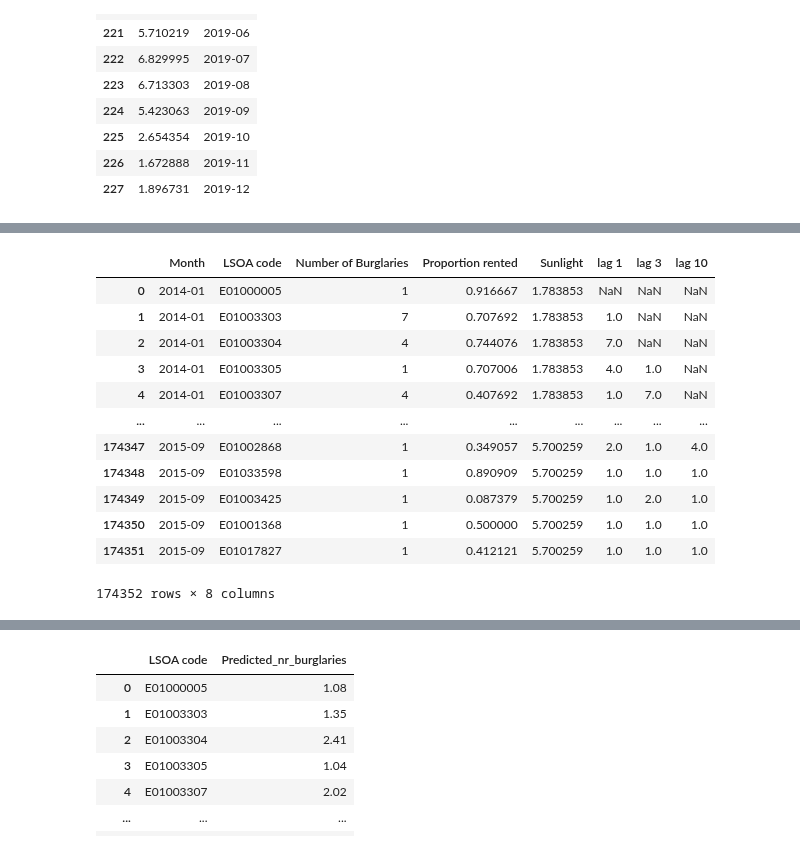
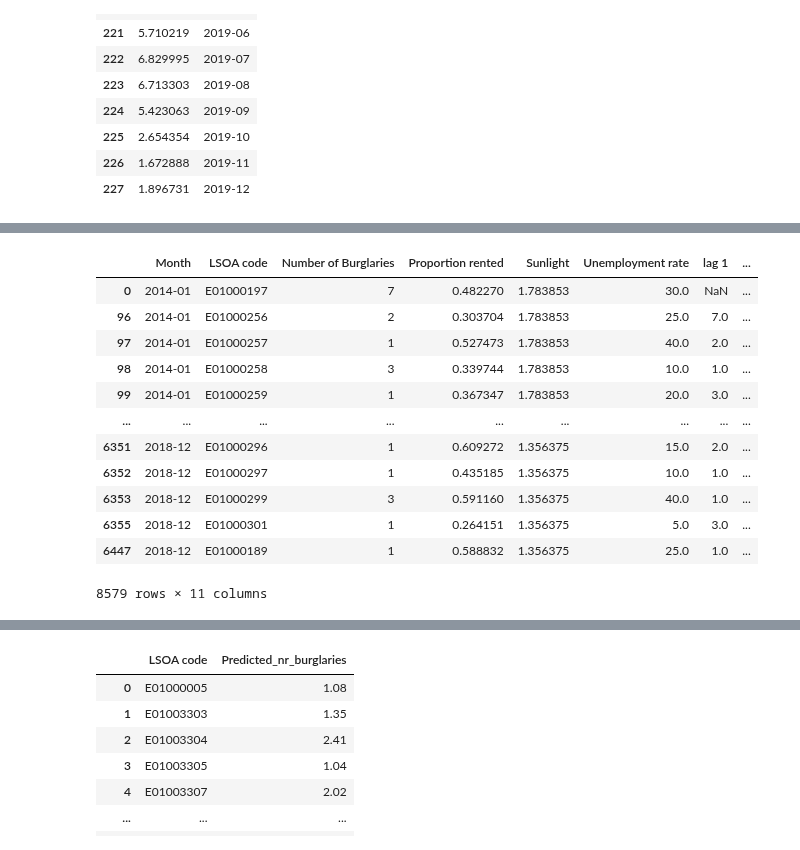
Before and after one commit to DC2-G19/policeResourceAllocation, a Jupyter notebook: new_data_random_forest.ipynb, the cells around one changed output, grey strips where cells are left out. Saved outputs shown, nothing was run; the diff lists cells and outputs as text; code cells hidden in the pictures.

```diff
--- a/new_data_random_forest.ipynb
+++ b/new_data_random_forest.ipynb
@@ -61,8 +61,11 @@ table_df
 # %%
+df_2014 = table_df[table_df['Month'].str.startswith('2014')]
 df_2015 = table_df[table_df['Month'].str.startswith('2015')]
 df_2016 = table_df[table_df['Month'].str.startswith('2016')]
 df_2017 = table_df[table_df['Month'].str.startswith('2017')]
 df_2018 = table_df[table_df['Month'].str.startswith('2018')]
 
-df_20148 = pd.concat([df_20148, df_2015, df_2016, df_2017, df_2018])
+df_20148 = pd.concat([df_2014, df_2015, df_2016, df_2017, df_2018])
 df_20148
+
+df_2019 = table_df[table_df['Month'].str.startswith('2019')]
@@ -108,7 +97,7 @@ conc_148
 # %%
 # unemployment
 import pandas as pd
-query = "SELECT geogcode AS 'LSOA code', strftime('%Y-%m', date) AS Month, value as 'Unemployment rate' FROM unemployement_Total"
+query = "SELECT geogcode AS 'LSOA code', strftime('%Y-%m', date) AS Month, value as 'Unemployment rate' FROM montly_unemployement_claimant_count_by_lsoa_barnet"
 df_unmepl = pd.read_sql_query(query, conn)
 df_unmepl
 # %% [output]
@@ -133,8 +122,8 @@ unempl_2015 = df_unmepl[df_unmepl['Month'].str.startswith('2015')]
 unempl_2016 = df_unmepl[df_unmepl['Month'].str.startswith('2016')]
 unempl_2017 = df_unmepl[df_unmepl['Month'].str.startswith('2017')]
 unempl_2018 = df_unmepl[df_unmepl['Month'].str.startswith('2018')]
-df_20148 = pd.concat([unempl_2014, unempl_2015, unempl_2016, unempl_2017, unempl_2018])
-df_20148
+unempl_20148 = pd.concat([unempl_2014, unempl_2015, unempl_2016, unempl_2017, unempl_2018])
+unempl_20148
 
 unempl_2019 = df_unmepl[df_unmepl['Month'].str.startswith('2019')].copy()
 unempl_2019
@@ -221,11 +210,12 @@ sun_2019
 # merge the data
 merged_df_19 = pd.merge(conc_19, df_house, on=['LSOA code'])
 merged_df_19 = pd.merge(merged_df_19, sun_2019, on=['Month'])
+merged_df_19 = pd.merge(merged_df_19, unempl_2019, on=['LSOA code', 'Month'])
 merged_df_19
 
 merged_df_148 = pd.merge(conc_148, df_house, on=['LSOA code'])
 merged_df_148 = pd.merge(merged_df_148, sun_20148, on=['Month'])
+merged_df_148 = pd.merge(merged_df_148, unempl_20148, on=['LSOA code', 'Month'])
+merged_df_148 = merged_df_148.sort_values('Month')
 merged_df_148
-
-# LSOA code for uneployment is not right yet
 # %% [output]
@@ -515,23 +495,25 @@ plt.show()
 # %%
 merged_df_148['lag 1'] = merged_df_148['Number of Burglaries'].shift(1)
-merged_df_148['lag 3'] = merged_df_148['Number of Burglaries'].shift(3)
-merged_df_148['lag 10'] = merged_df_148['Number of Burglaries'].shift(10)
+merged_df_148['lag 5'] = merged_df_148['Number of Burglaries'].shift(5)
+merged_df_148['lag 6'] = merged_df_148['Number of Burglaries'].shift(6)
+merged_df_148['lag 8'] = merged_df_148['Number of Burglaries'].shift(8)
+merged_df_148['lag 12'] = merged_df_148['Number of Burglaries'].shift(12)
 #month_df.iloc[[10]]
 merged_df_148
 # %% [output]
-|  | Month | LSOA code | Number of Burglaries | Proportion rented | Sunlight | lag 1 | lag 3 | lag 10 |
-| 0 | 2014-01 | E01000005 | 1 | 0.916667 | 1.783853 | NaN | NaN | NaN |
-| 1 | 2014-01 | E01003303 | 7 | 0.707692 | 1.783853 | 1.0 | NaN | NaN |
-| 2 | 2014-01 | E01003304 | 4 | 0.744076 | 1.783853 | 7.0 | NaN | NaN |
-| 3 | 2014-01 | E01003305 | 1 | 0.707006 | 1.783853 | 4.0 | 1.0 | NaN |
-| 4 | 2014-01 | E01003307 | 4 | 0.407692 | 1.783853 | 1.0 | 7.0 | NaN |
+|  | Month | LSOA code | Number of Burglaries | Proportion rented | Sunlight | Unemployment rate | lag 1 | ... |
+| 0 | 2014-01 | E01000197 | 7 | 0.482270 | 1.783853 | 30.0 | NaN | ... |
+| 96 | 2014-01 | E01000256 | 2 | 0.303704 | 1.783853 | 25.0 | 7.0 | ... |
+| 97 | 2014-01 | E01000257 | 1 | 0.527473 | 1.783853 | 40.0 | 2.0 | ... |
+| 98 | 2014-01 | E01000258 | 3 | 0.339744 | 1.783853 | 10.0 | 1.0 | ... |
+| 99 | 2014-01 | E01000259 | 1 | 0.367347 | 1.783853 | 20.0 | 3.0 | ... |
 | ... | ... | ... | ... | ... | ... | ... | ... | ... |
-| 174347 | 2015-09 | E01002868 | 1 | 0.349057 | 5.700259 | 2.0 | 1.0 | 4.0 |
-| 174348 | 2015-09 | E01033598 | 1 | 0.890909 | 5.700259 | 1.0 | 1.0 | 1.0 |
-| 174349 | 2015-09 | E01003425 | 1 | 0.087379 | 5.700259 | 1.0 | 2.0 | 1.0 |
-| 174350 | 2015-09 | E01001368 | 1 | 0.500000 | 5.700259 | 1.0 | 1.0 | 1.0 |
-| 174351 | 2015-09 | E01017827 | 1 | 0.412121 | 5.700259 | 1.0 | 1.0 | 1.0 |
+| 6351 | 2018-12 | E01000296 | 1 | 0.609272 | 1.356375 | 15.0 | 2.0 | ... |
+| 6352 | 2018-12 | E01000297 | 1 | 0.435185 | 1.356375 | 10.0 | 1.0 | ... |
+| 6353 | 2018-12 | E01000299 | 3 | 0.591160 | 1.356375 | 40.0 | 1.0 | ... |
+| 6355 | 2018-12 | E01000301 | 1 | 0.264151 | 1.356375 | 5.0 | 3.0 | ... |
+| 6447 | 2018-12 | E01000189 | 1 | 0.588832 | 1.356375 | 25.0 | 1.0 | ... |
-174352 rows × 8 columns
+8579 rows × 11 columns
 # %%
 # run the regression model again
 # %%
```
Also changed, not shown: parts of 14 cells of this notebook.
